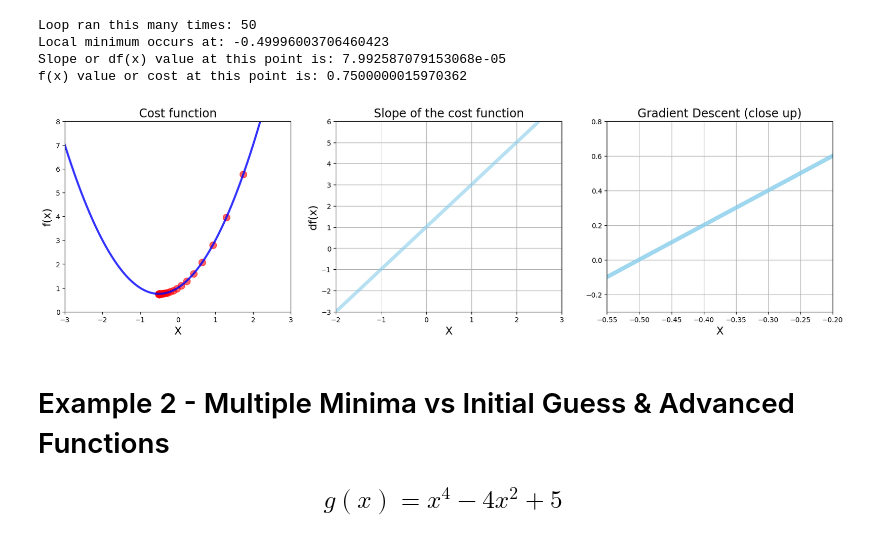
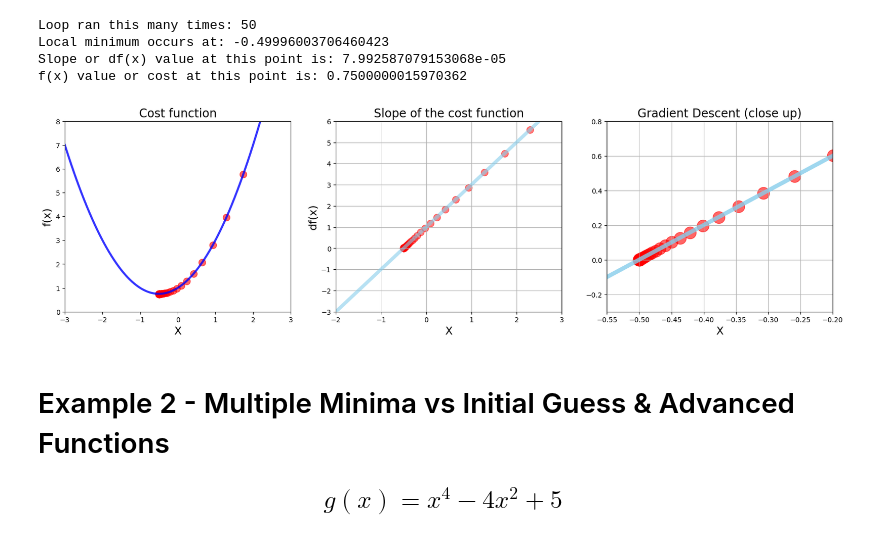
Before and after one commit to Sowmaya/FMML_COURSE_ASSIGNMENT, a Jupyter notebook: FMML_2022_Module_04_Project_2024.ipynb, the cells around one changed output. Cells and saved outputs as stored; diff of their text form; code cells hidden in the pictures.

```diff
--- a/FMML_2022_Module_04_Project_2024.ipynb
+++ b/FMML_2022_Module_04_Project_2024.ipynb
@@ -112,7 +112,7 @@ for n in range(500):
     # print(step_size)
 
     x_list.append(new_x)
-    slope_list.append## [REQUIRED])
+    slope_list.append(df(new_x))
 
     if step_size < precision:
         print('Loop ran this many times:', n)
@@ -127,10 +127,7 @@ Local minimum occurs at: -0.49996003706460423
 Slope or df(x) value at this point is: 7.992587079153068e-05
 f(x) value or cost at this point is: 0.7500000015970362
 # %%
-import matplotlib.pyplot as plt
-import numpy as np
-
-# Assuming x_1, df(x_1), x_list, and slope_list are defined elsewhere in your code
+# Superimpose the gradient descent calculations on plot
 
 plt.figure(figsize=[20, 5])
 
@@ -148,41 +145,36 @@ plt.plot(x_1, f(x_1), color='blue', linewidth=3, alpha=0.8)
 
 values = np.array(x_list)
 plt.scatter(x_list, f(values), color='red', s=100, alpha=0.6)
 
 # 2 Chart: Derivative
 plt.subplot(1, 3, 2)
 
 plt.title('Slope of the cost function', fontsize=17)
 plt.xlabel('X', fontsize=16)
 plt.ylabel('df(x)', fontsize=16)
 plt.grid()
 plt.xlim(-2, 3)
 plt.ylim(-3, 6)
 
 plt.plot(x_1, df(x_1), color='skyblue', linewidth=5, alpha=0.6)
-
-# Ensure that x_list and slope_list have the same length
-common_length = min(len(x_list), len(slope_list))
-plt.scatter(x_list[:common_length], slope_list[:common_length], color='red', s=100, alpha=0.5)
+plt.scatter(x_list, slope_list, color='red', s=100, alpha=0.5)
 
 # 3 Chart: Derivative (Close Up)
 plt.subplot(1, 3, 3)
 
 plt.title('Gradient Descent (close up)', fontsize=17)
 plt.xlabel('X', fontsize=16)
 plt.grid()
 plt.xlim(-0.55, -0.2)
 plt.ylim(-0.3, 0.8)
 
 plt.plot(x_1, df(x_1), color='skyblue', linewidth=6, alpha=0.8)
+plt.scatter(x_list, slope_list, color='red', s=300, alpha=0.6)
 
-# Ensure that x_list and slope_list have the same length
-common_length = min(len(x_list), len(slope_list))
-plt.scatter(x_list[:common_length], slope_list[:common_length], color='red', s=300, alpha=0.6)
 
 plt.show()
 # %% [output]
-[figure, old version]
+[figure, new version]
 # %% [markdown]
 # Example 2 - Multiple Minima vs Initial Guess & Advanced Functions
 
```
Also changed, not shown: parts of 30 cells of this notebook.
